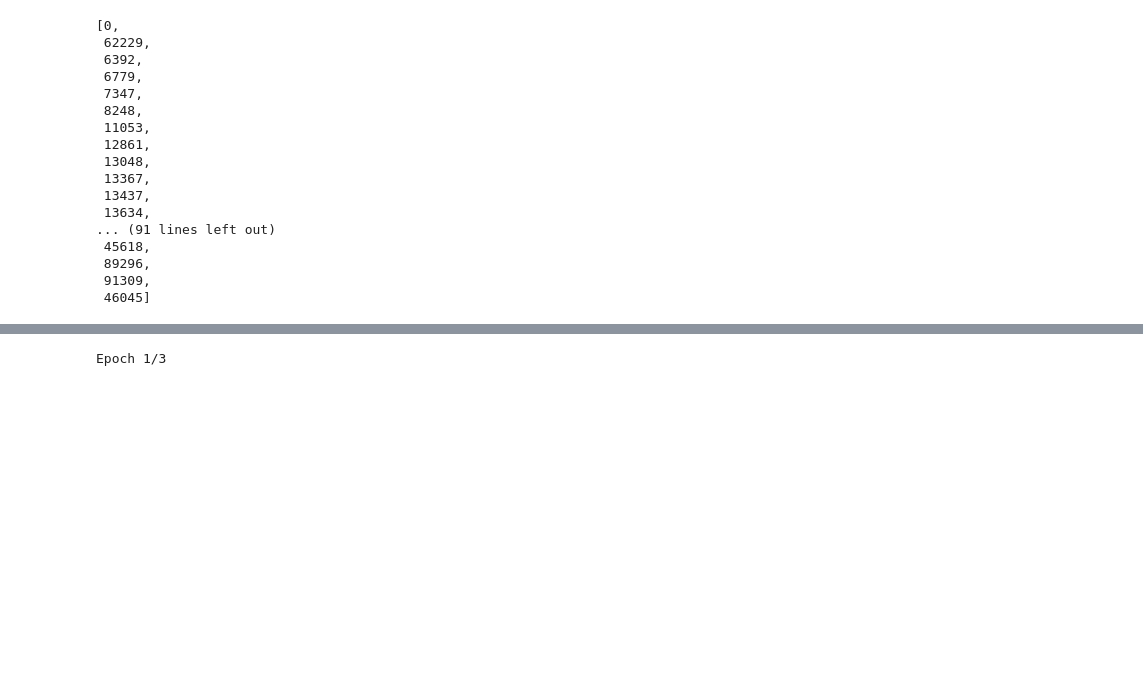
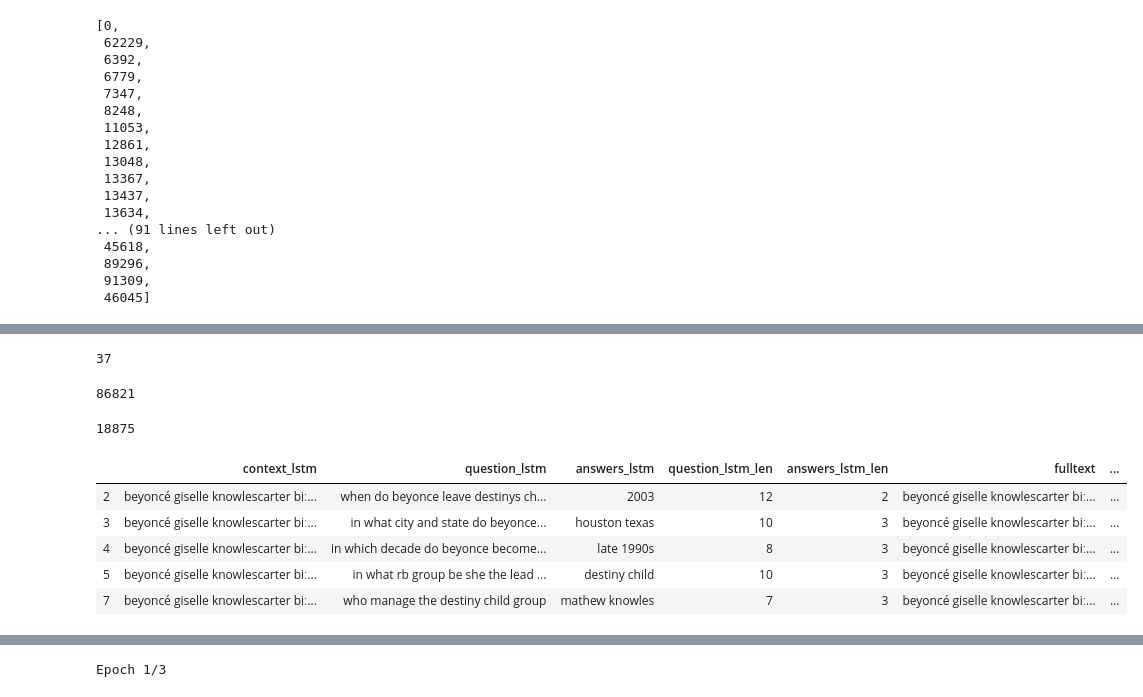
Before and after one commit to Ioana-P/NLGforedtech, a Jupyter notebook: lstm.ipynb, the cells around one changed output, grey strips where cells are left out. Cells and saved outputs as stored; diff of their text form; code cells hidden in the pictures; blank space fills up the shorter version.

```diff
--- a/lstm.ipynb
+++ b/lstm.ipynb
@@ -108,3 +140,7 @@ wod
  89296,
  91309,
  46045]
+# %%
+# fn where we padd the input question
+df['question_lstm_len'] = (df['question_lstm'].apply(lambda x: len(x.split(' '))))
+df['answers_lstm_len'] = (df['answers_lstm'].apply(lambda x: len(x.split(' '))))
@@ -111,2 +192,11 @@ wod
+# %%
+len(df.question_lstm[0])
+# %% [output]
+37
+# %%
+df.question_lstm_len.max()
+# %% [output]
+86821
 # %%
-df['text'] = df['context_lstm'] + ' ' + df['question_lstm']
+df['context&question'] = df['context_lstm'] + ' ' + df['question_lstm']
+df['fulltext'] = df['context&question'] + ' ' + df['answers_lstm']
@@ -113,2 +206,17 @@ df['text'] = df['context_lstm'] + ' ' + df['question_lstm']
+# %%
+len(context)
+# %% [output]
+18875
+# %%
+tdf = df.loc[df.answers_lstm_len <=3]
+# %%
+tdf.head()
+# %% [output]
+|  | context_lstm | question_lstm | answers_lstm | question_lstm_len | answers_lstm_len | fulltext | ... |
+| 2 | beyoncé giselle knowlescarter biː... | when do beyonce leave destinys ch... | 2003 | 12 | 2 | beyoncé giselle knowlescarter biː... | ... |
+| 3 | beyoncé giselle knowlescarter biː... | in what city and state do beyonce... | houston texas | 10 | 3 | beyoncé giselle knowlescarter biː... | ... |
+| 4 | beyoncé giselle knowlescarter biː... | in which decade do beyonce become... | late 1990s | 8 | 3 | beyoncé giselle knowlescarter biː... | ... |
+| 5 | beyoncé giselle knowlescarter biː... | in what rb group be she the lead ... | destiny child | 10 | 3 | beyoncé giselle knowlescarter biː... | ... |
+| 7 | beyoncé giselle knowlescarter biː... | who manage the destiny child group | mathew knowles | 7 | 3 | beyoncé giselle knowlescarter biː... | ... |
 # %%
 def load_data():
```
Also changed, not shown: parts of 17 cells of this notebook, 2 other files.
